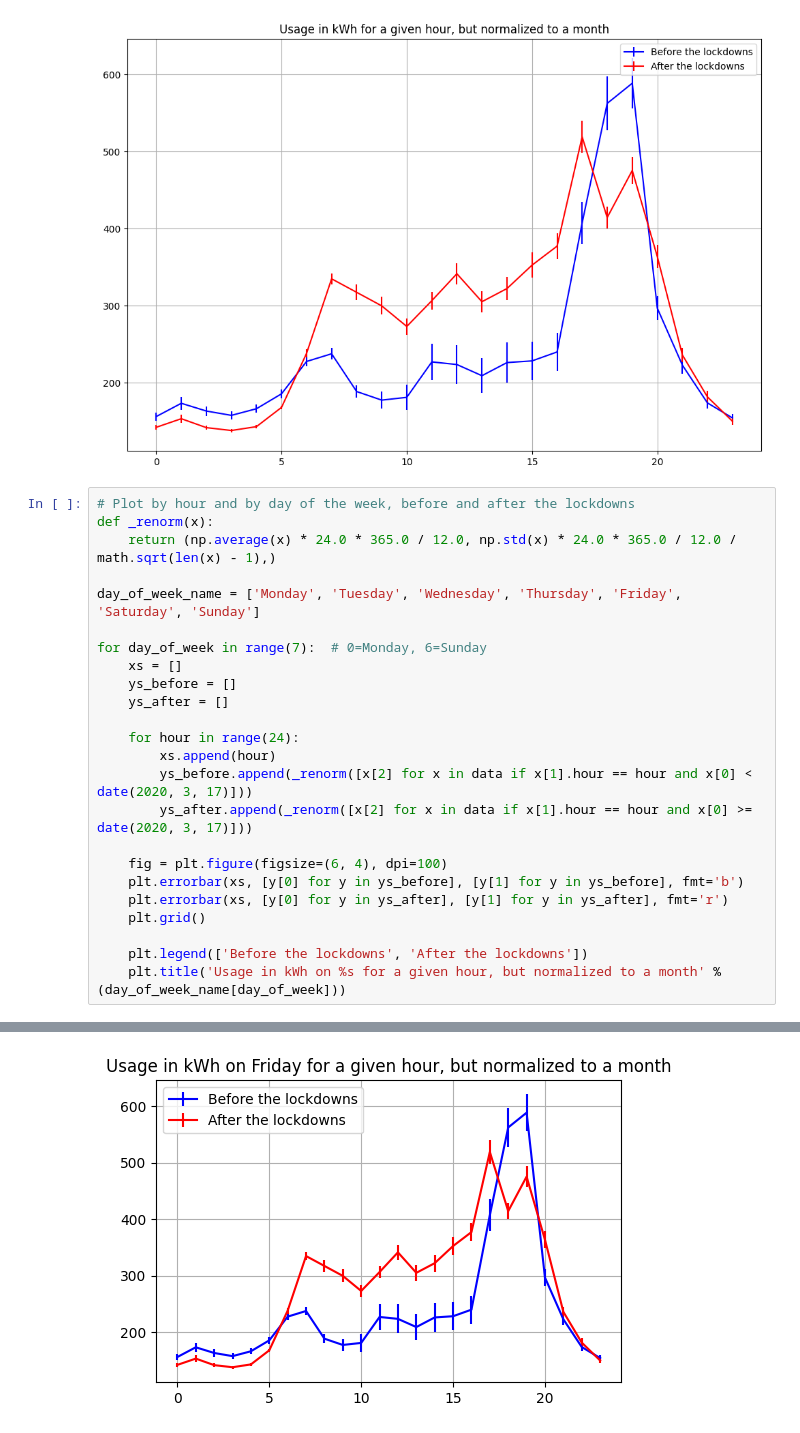
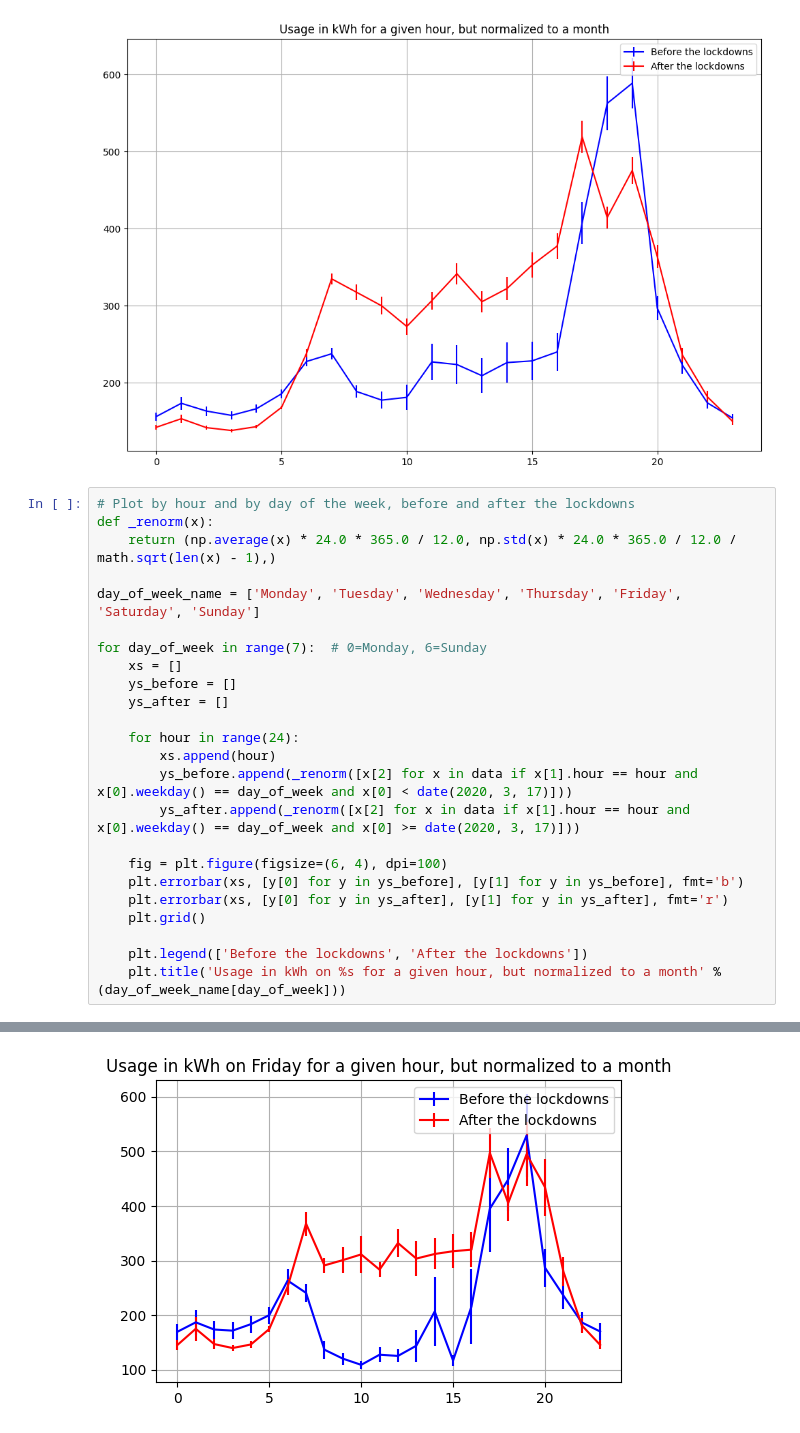
Before and after one commit to tonybruguier/sandbox, a Jupyter notebook: solar_analysis/solar_analysis.ipynb, the cells around one changed output, grey strips where cells are left out. Cells and saved outputs as stored; diff of their text form.

Commit message:
Bug fix when displaying by day and hour

```diff
--- a/solar_analysis/solar_analysis.ipynb
+++ b/solar_analysis/solar_analysis.ipynb
@@ -124,8 +124,8 @@ for day_of_week in range(7):  # 0=Monday, 6=Sunday
 
     for hour in range(24):
         xs.append(hour)
-        ys_before.append(_renorm([x[2] for x in data if x[1].hour == hour and x[0] < date(2020, 3, 17)]))
-        ys_after.append(_renorm([x[2] for x in data if x[1].hour == hour and x[0] >= date(2020, 3, 17)]))
+        ys_before.append(_renorm([x[2] for x in data if x[1].hour == hour and x[0].weekday() == day_of_week and x[0] < date(2020, 3, 17)]))
+        ys_after.append(_renorm([x[2] for x in data if x[1].hour == hour and x[0].weekday() == day_of_week and x[0] >= date(2020, 3, 17)]))
 
     fig = plt.figure(figsize=(6, 4), dpi=100)
     plt.errorbar(xs, [y[0] for y in ys_before], [y[1] for y in ys_before], fmt='b')
@@ -142 +142 @@ for day_of_week in range(7):  # 0=Monday, 6=Sunday
-[figure, old version]
+[figure, new version]
```
Also changed, not shown: parts of 1 cell of this notebook.
